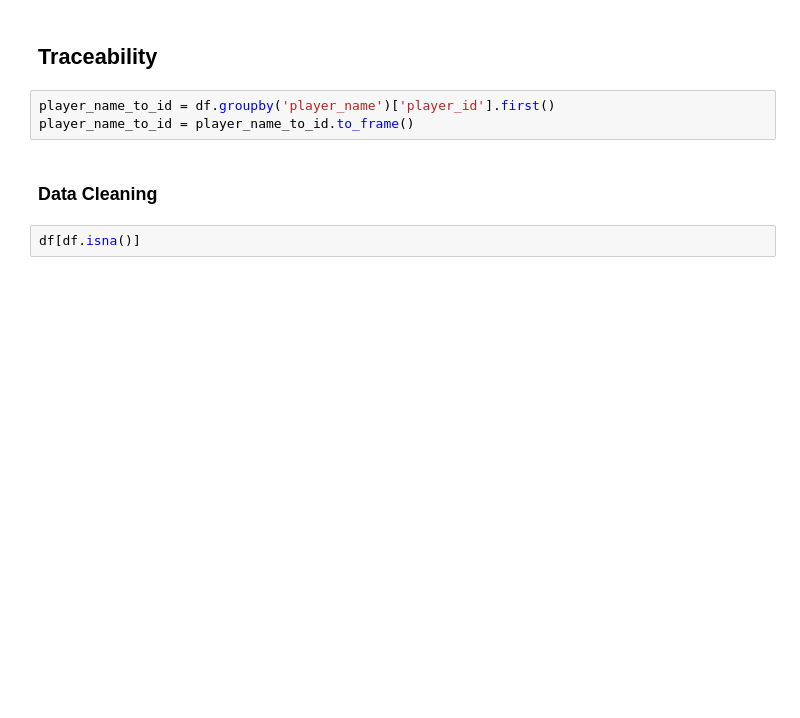
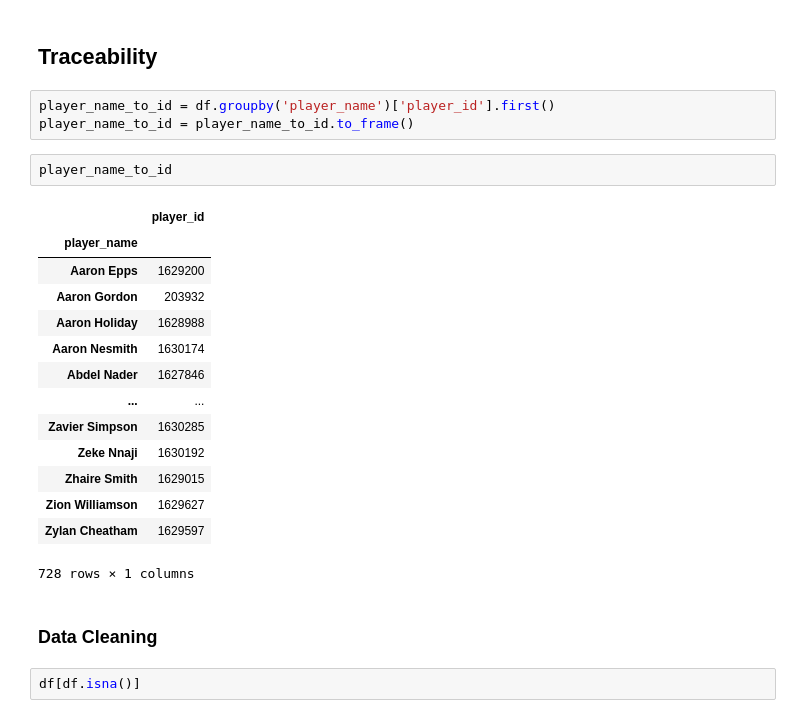
Before and after one commit to tzachpach/final_project_dfs, a Jupyter notebook: time_predict_y_pred.ipynb, the cells around one changed output. Cells and saved outputs as stored; diff of their text form; blank space fills up the shorter version.

```diff
--- a/time_predict_y_pred.ipynb
+++ b/time_predict_y_pred.ipynb
@@ -43,6 +43,23 @@ df.head()
 # %%
 player_name_to_id = df.groupby('player_name')['player_id'].first()
 player_name_to_id = player_name_to_id.to_frame()
+# %%
+player_name_to_id
+# %% [output]
+|  | player_id |
+| player_name |  |
+| Aaron Epps | 1629200 |
+| Aaron Gordon | 203932 |
+| Aaron Holiday | 1628988 |
+| Aaron Nesmith | 1630174 |
+| Abdel Nader | 1627846 |
+| ... | ... |
+| Zavier Simpson | 1630285 |
+| Zeke Nnaji | 1630192 |
+| Zhaire Smith | 1629015 |
+| Zion Williamson | 1629627 |
+| Zylan Cheatham | 1629597 |
+728 rows × 1 columns
 # %% [markdown]
 ### Data Cleaning
 # %%
```
Also changed, not shown: parts of 7 cells of this notebook, 3 other files.
